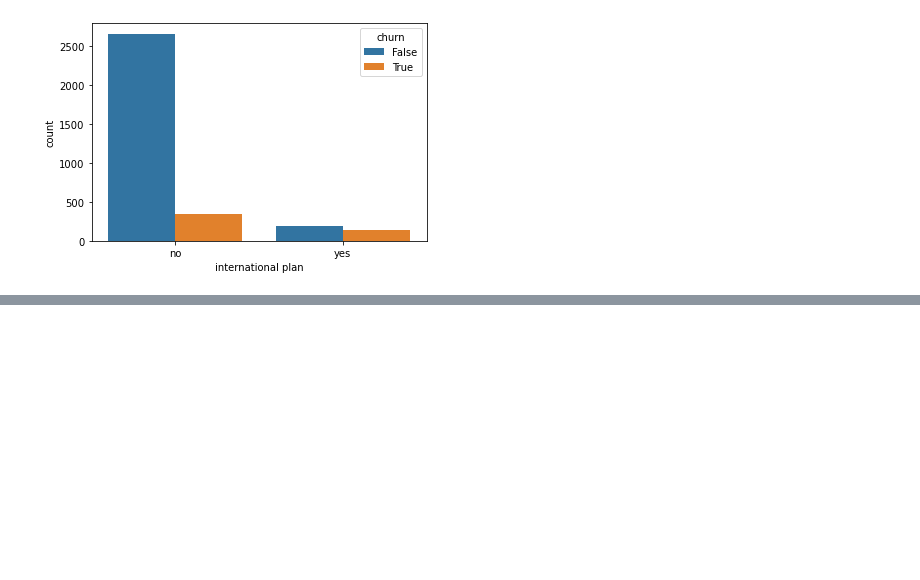
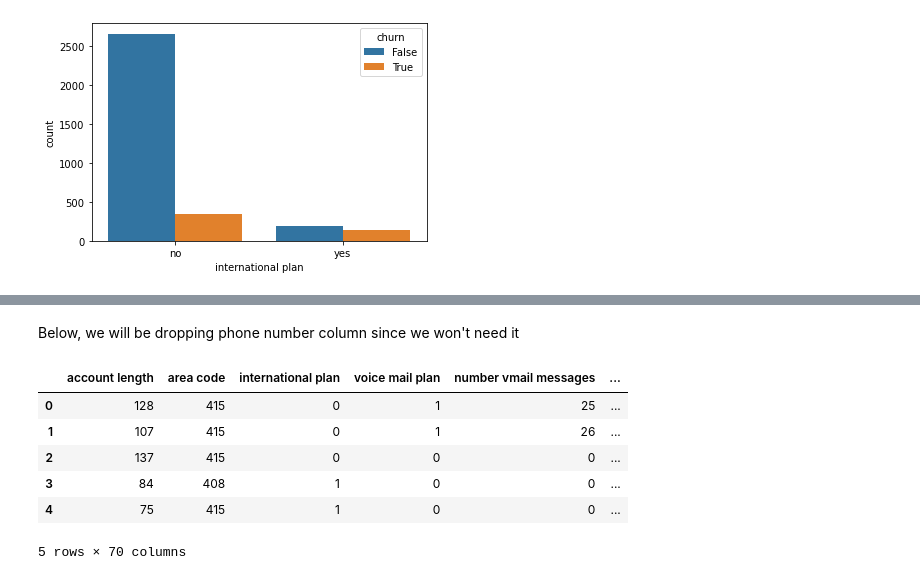
Before and after one commit to mercy1532/Phase-3-group-project, a Jupyter notebook: Churn-prediction.ipynb, the cells around one changed output, grey strips where cells are left out. Drawn from its saved outputs; the diff is of its cells as text; code cells hidden in the pictures; blank space fills up the shorter version.

```diff
--- a/Churn-prediction.ipynb
+++ b/Churn-prediction.ipynb
@@ -147,0 +240,10 @@ sns.countplot(x='international plan', hue='churn', data=df)
+# %%
+#getting dummies for categorical variable, state
+dummy_state = pd.get_dummies(df['state'], prefix='state')
+#Concatenate the dummy variables with the original DataFrame
+df = pd.concat([df, dummy_state], axis=1)
+
+# Dropping the original 'state' column
+df = df.drop('state', axis=1)
+
+df = df.replace({True: 1, False: 0})
@@ -147,0 +270,11 @@ sns.countplot(x='international plan', hue='churn', data=df)
+# %%
+# importing label encoder
+from sklearn.preprocessing import LabelEncoder
+#label encoding categorical variables to binary
+# instantiate the label encoder
+label_encoder = LabelEncoder()
+# perform encoding
+df['international plan'] = label_encoder.fit_transform(df['international plan'])
+df['voice mail plan'] = label_encoder.fit_transform(df['voice mail plan'])
+df['international plan'] = df['international plan'].astype('int64')
+df['voice mail plan'] = df['voice mail plan'].astype('int64')
@@ -147,0 +301,15 @@ sns.countplot(x='international plan', hue='churn', data=df)
+# %% [markdown]
+Below, we will be dropping phone number column since we won't need it
+# %%
+# dropping phone number column
+df.drop(['phone number'], axis=1, inplace=True)
+# %%
+df.head()
+# %% [output]
+|  | account length | area code | international plan | voice mail plan | number vmail messages | ... |
+| 0 | 128 | 415 | 0 | 1 | 25 | ... |
+| 1 | 107 | 415 | 0 | 1 | 26 | ... |
+| 2 | 137 | 415 | 0 | 0 | 0 | ... |
+| 3 | 84 | 408 | 1 | 0 | 0 | ... |
+| 4 | 75 | 415 | 1 | 0 | 0 | ... |
+5 rows × 70 columns
```
Also changed, not shown: parts of 20 cells of this notebook.
